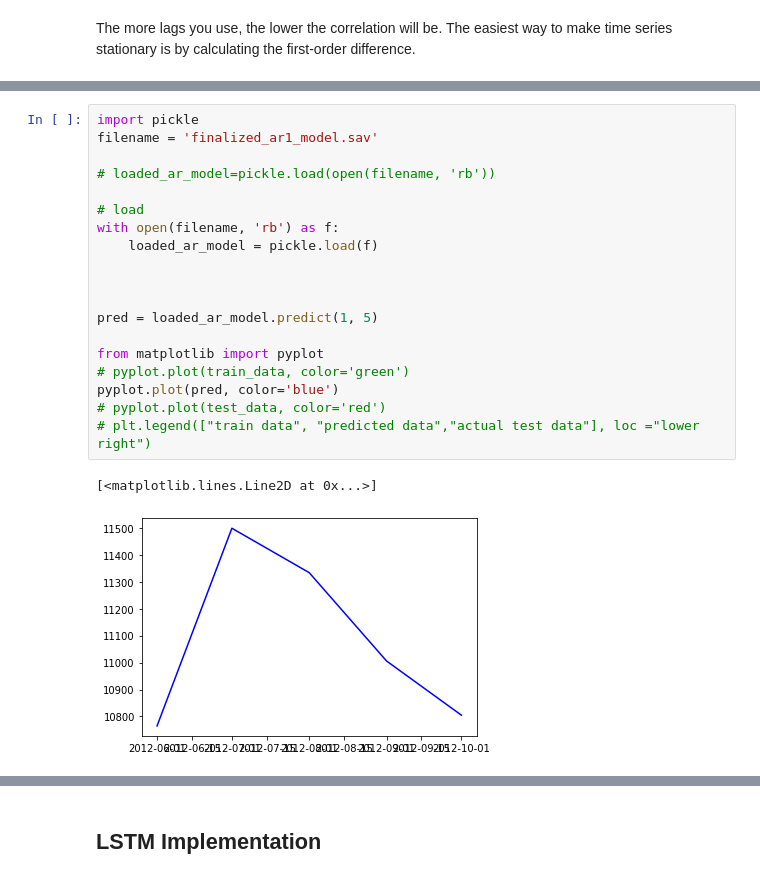
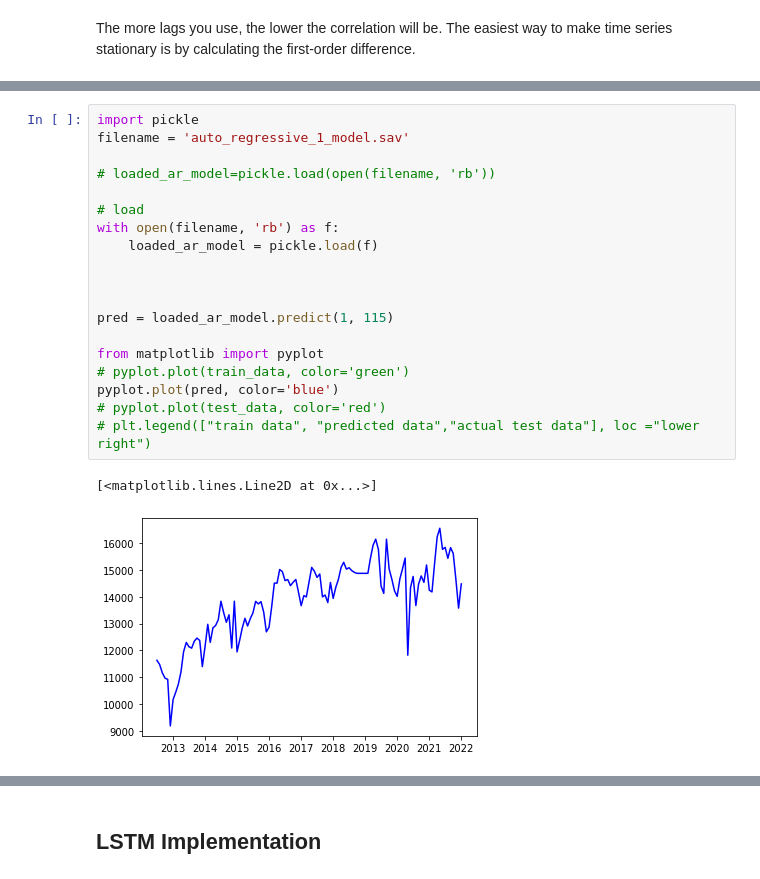
Before and after one commit to OmdenaAI/chennai-india-power-outage, a Jupyter notebook: src/tasks/task-06-Model Building/chennai_power_outage_modeling.ipynb, the cells around one changed output, grey strips where cells are left out. Saved outputs shown, nothing was run; the diff lists cells and outputs as text.

```diff
--- a/src/tasks/task-06-Model Building/chennai_power_outage_modeling.ipynb
+++ b/src/tasks/task-06-Model Building/chennai_power_outage_modeling.ipynb
@@ -499,22 +675,22 @@ pickle.dump(ar_model, open(filename, 'wb'))
 # %%
 import pickle
-filename = 'finalized_ar1_model.sav'
+filename = 'auto_regressive_1_model.sav'
 
 # loaded_ar_model=pickle.load(open(filename, 'rb'))
 
 # load
 with open(filename, 'rb') as f:
     loaded_ar_model = pickle.load(f)
 
 
 
-pred = loaded_ar_model.predict(1, 5)
+pred = loaded_ar_model.predict(1, 115)
 
 from matplotlib import pyplot
 # pyplot.plot(train_data, color='green')
 pyplot.plot(pred, color='blue')
 # pyplot.plot(test_data, color='red')
 # plt.legend(["train data", "predicted data","actual test data"], loc ="lower right")
 # %% [output]
 [<matplotlib.lines.Line2D at 0x...>]
-[figure, old version]
+[figure, new version]
```
Also changed, not shown: parts of 32 cells of this notebook, 2 other files.
